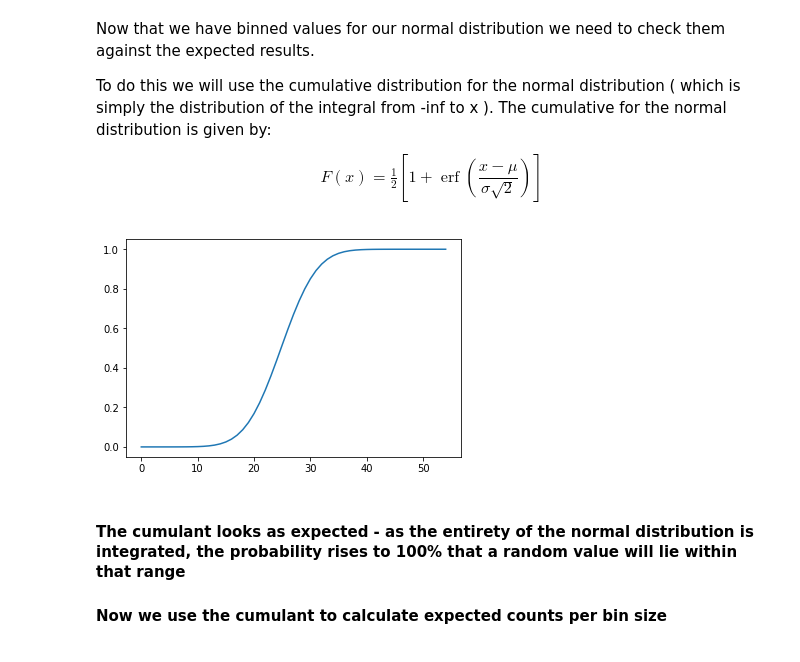
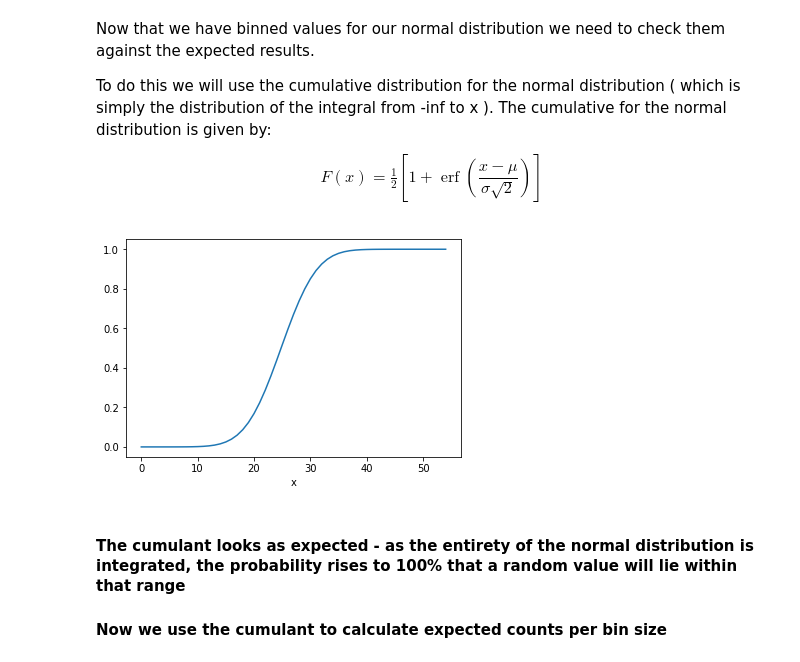
Before and after one commit to aarsenault/Data_Science_Notebooks, a Jupyter notebook: Chi_Square_GOF.ipynb, the cells around one changed output. Cells and saved outputs as stored; diff of their text form; code cells hidden in the pictures.

```diff
--- a/Chi_Square_GOF.ipynb
+++ b/Chi_Square_GOF.ipynb
@@ -104,11 +110,12 @@ def cumulant(z, mu, sigma ):
 # %%
 # plotting the cumulant distribution
 
 x_c = range(0,55)
 plt.plot(x_c, cumulant(x_c, mu, sigma))
+plt.xlabel("x")
 plt.show()
 # %% [output]
-[figure, old version]
+[figure, new version]
 # %% [markdown]
 #### The cumulant looks as expected - as the entirety of the normal distribution is integrated, the probability rises to 100% that a random value will lie within that range
 
```
Also changed, not shown: parts of 4 cells of this notebook.
